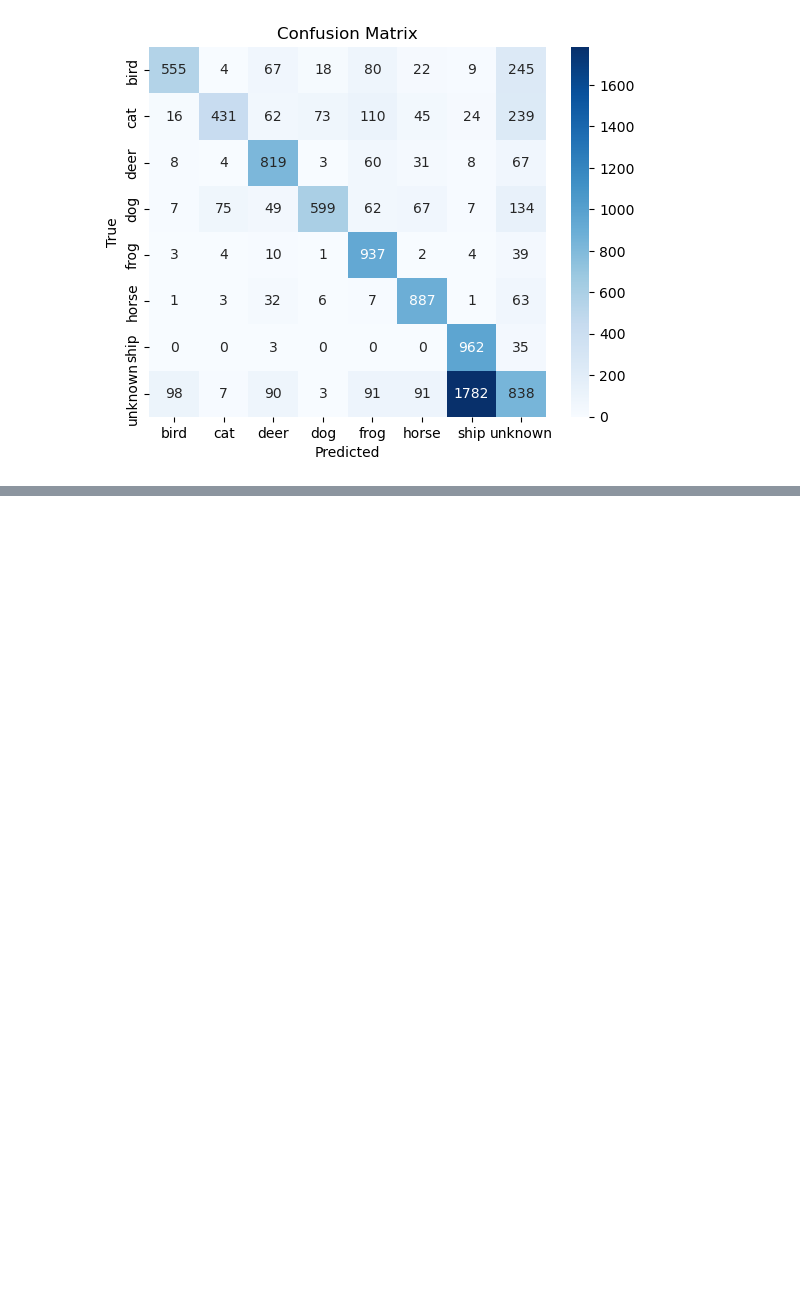
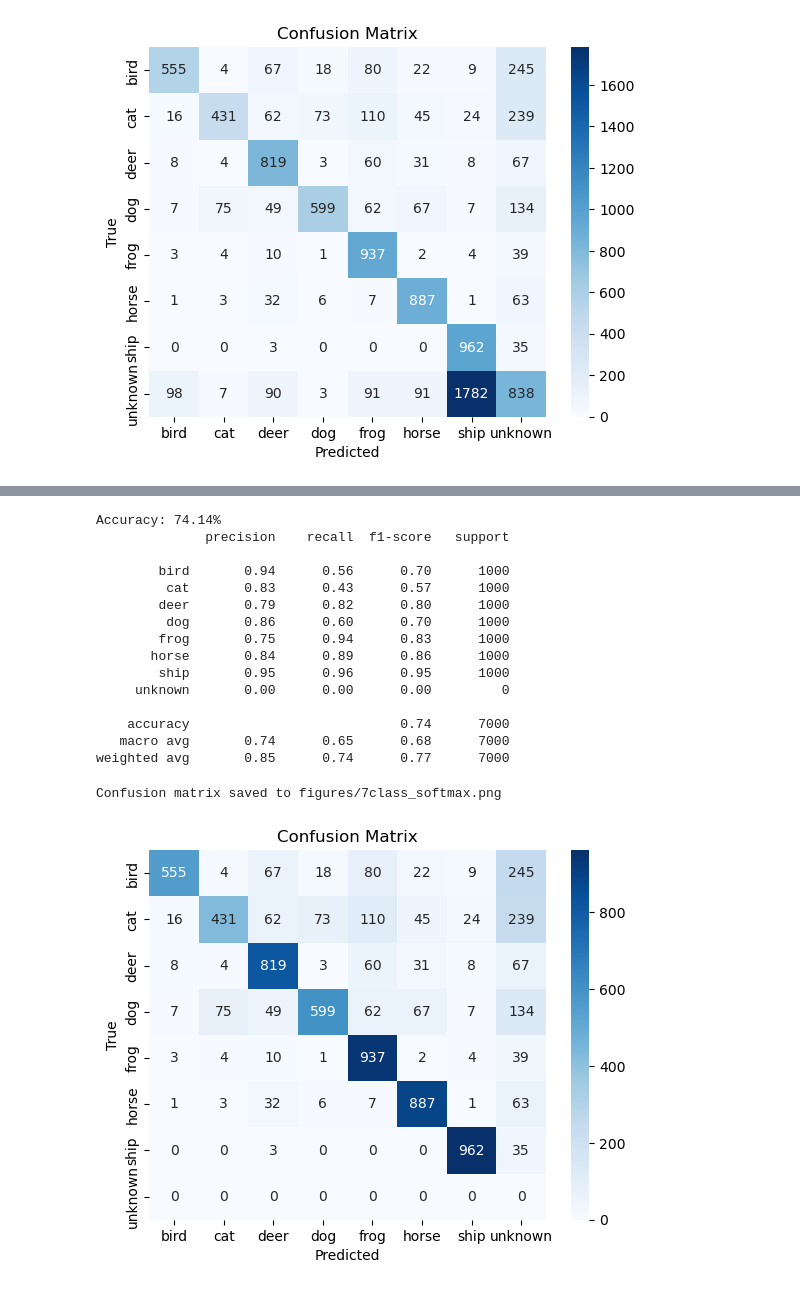
Before and after one commit to enikop/CNN-Projects, a Jupyter notebook: openset/Test_accuracy_comparison.ipynb, the cells around one changed output, grey strips where cells are left out. Cells and saved outputs as stored; diff of their text form; code cells hidden in the pictures; blank space fills up the shorter version.

```diff
--- a/openset/Test_accuracy_comparison.ipynb
+++ b/openset/Test_accuracy_comparison.ipynb
@@ -657,3 +686,5 @@ weighted avg       0.65      0.60      0.59     10000
 
 Confusion matrix saved to figures/10class_softmax.png
 [figure]
+# %%
+known_test_features =  my_model.predict(test_flow, verbose=1)
@@ -659,0 +693,7 @@ Confusion matrix saved to figures/10class_softmax.png
+# %%
+anomaly_scores, predictions = fit_iso_forest(
+    n_estimators = 100,
+    contamination = 0.1,
+    train_features = train_features,
+    test_features = known_test_features
+)
@@ -659,0 +702,22 @@ Confusion matrix saved to figures/10class_softmax.png
+# %%
+y_pred_known = correct_predictions_with_unknown(known_test_features, predictions, fallback_class=KEEP_CLASS_NUMBER)
+# %%
+print_evaluation_report(y_test_filtered, y_pred_known, target_names = target_names, labels = range(len(target_names)), save_path="figures/7class_softmax.png")
+# %% [output]
+Accuracy: 74.14%
+              precision    recall  f1-score   support
+
+        bird       0.94      0.56      0.70      1000
+         cat       0.83      0.43      0.57      1000
+        deer       0.79      0.82      0.80      1000
+         dog       0.86      0.60      0.70      1000
+        frog       0.75      0.94      0.83      1000
+       horse       0.84      0.89      0.86      1000
+        ship       0.95      0.96      0.95      1000
+     unknown       0.00      0.00      0.00         0
+
+    accuracy                           0.74      7000
+   macro avg       0.74      0.65      0.68      7000
+weighted avg       0.85      0.74      0.77      7000
+Confusion matrix saved to figures/7class_softmax.png
+[figure, added]
```
Also changed, not shown: parts of 11 cells of this notebook, 2 other files.
